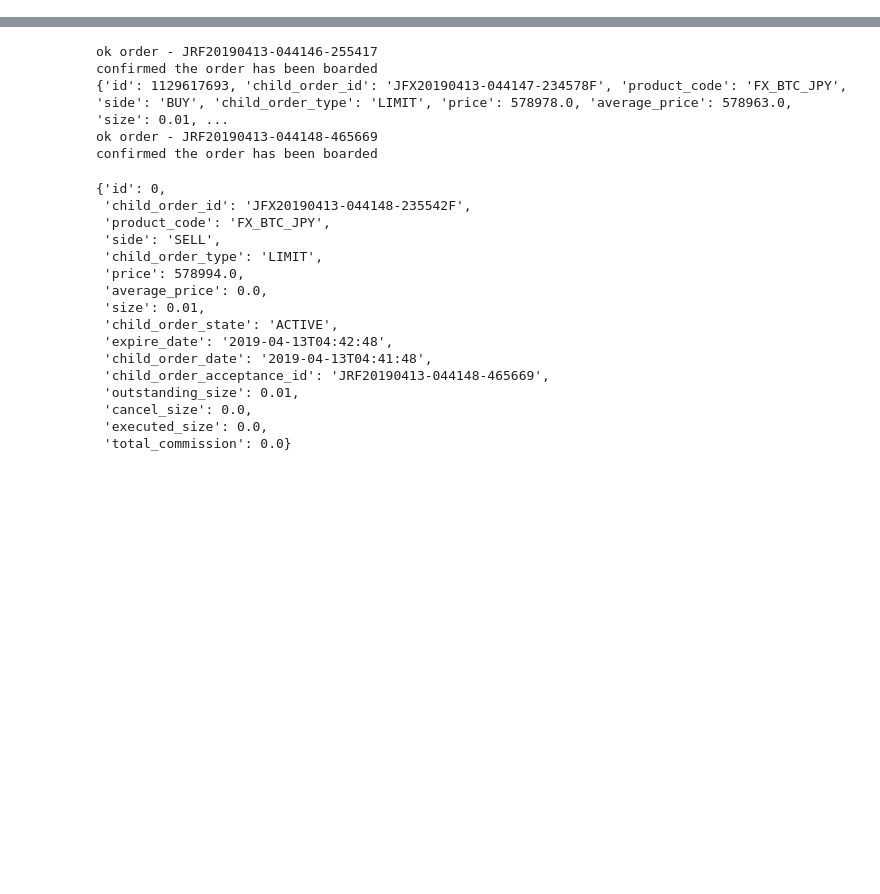
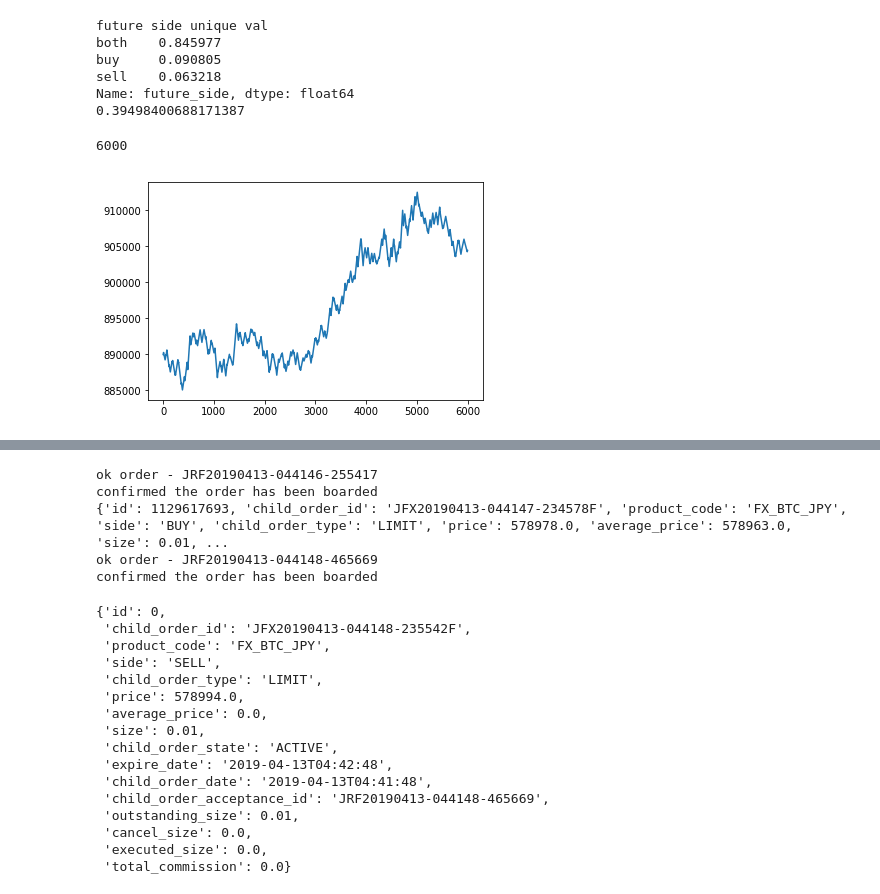
Before and after one commit to alunfes/btc-bot2, a Jupyter notebook: Untitled.ipynb, the cells around one changed output, grey strips where cells are left out. Saved outputs shown, nothing was run; the diff lists cells and outputs as text; code cells hidden in the pictures; blank space fills up the shorter version.

```diff
--- a/Untitled.ipynb
+++ b/Untitled.ipynb
@@ -7,10 +0,0 @@ md.initialize_from_bot_csv(110,100,900)
-# %%
-import time
-from datetime import datetime
-md.ohlc_bot.cut_data(1000)
-md.ohlc_bot.add_and_pop(123456, datetime.now(), md.ohlc_bot.open[-1] * 1.0005, md.ohlc_bot.high[-1] * 1.0005,
-                        md.ohlc_bot.low[-1] * 1.0005, md.ohlc_bot.close[-1] * 1.0005, 12)
-start = time.time()
-md.update_ohlc_index_for_bot2()
-elapsed_time = time.time() - start
-print("elapsed_time:{0}".format(elapsed_time) + "[sec]")
@@ -18,0 +1,23 @@ elapsed_time:0.9986701011657715[sec]
+# %%
+import talib as ta
+import numpy as np
+import time
+from MarketData3 import MarketData3 as md
+
+num_term = 100
+window_term =10
+future_side_period = 30
+future_side_kijun = 500
+initial_data_vol = 1000
+
+start = time.time()
+md.initialize_for_bot(num_term, window_term, future_side_period, future_side_kijun, initial_data_vol)
+md.generate_df()
+print(time.time() - start)
+# %% [output]
+future side unique val
+both    0.845977
+buy     0.090805
+sell    0.063218
+Name: future_side, dtype: float64
+0.39498400688171387
@@ -18,0 +28,36 @@ elapsed_time:0.9986701011657715[sec]
+# %%
+import numpy as np
+
+tick = []
+split_num = 60
+for i in range(len(md.ohlc_bot.dt)):
+    sec_width = 0
+    om_tick = []
+    if md.ohlc_bot.open[i] < md.ohlc_bot.close[i]: #open, low, high, close
+        ol = md.ohlc_bot.open[i] - md.ohlc_bot.low[i]
+        lh = md.ohlc_bot.high[i] - md.ohlc_bot.low[i]
+        hc = md.ohlc_bot.high[i] - md.ohlc_bot.close[i]
+        sec_width = (ol + lh + hc) / split_num
+        om_tick.extend(list(np.round(np.linspace(md.ohlc_bot.open[i], md.ohlc_bot.low[i],round(ol/sec_width)))))
+        om_tick.extend(list(np.round(np.linspace(md.ohlc_bot.low[i], md.ohlc_bot.high[i],round(lh/sec_width)))))
+        om_tick.extend(list(np.round(np.linspace(md.ohlc_bot.high[i], md.ohlc_bot.close[i],round(hc/sec_width)))))
+    else: #open, high, low, close
+        oh = md.ohlc_bot.high[i] - md.ohlc_bot.open[i]
+        hl = md.ohlc_bot.high[i] - md.ohlc_bot.low[i]
+        lc = md.ohlc_bot.close[i] - md.ohlc_bot.low[i]
+        sec_width = (oh + hl + lc) / split_num
+        om_tick.extend(list(np.round(np.linspace(md.ohlc_bot.open[i], md.ohlc_bot.high[i],round(oh/sec_width)))))
+        om_tick.extend(list(np.round(np.linspace(md.ohlc_bot.high[i], md.ohlc_bot.low[i],round(hl/sec_width)))))
+        om_tick.extend(list(np.round(np.linspace(md.ohlc_bot.low[i], md.ohlc_bot.close[i],round(lc/sec_width)))))
+    tick.extend(om_tick)
+# %%
+len(tick)
+# %% [output]
+6000
+# %%
+import matplotlib.pyplot as plt
+%matplotlib inline
+plt.plot(tick)
+plt.show()
+# %% [output]
+[figure, added]
```
Also changed, not shown: parts of 5 cells of this notebook, 14 other files.
